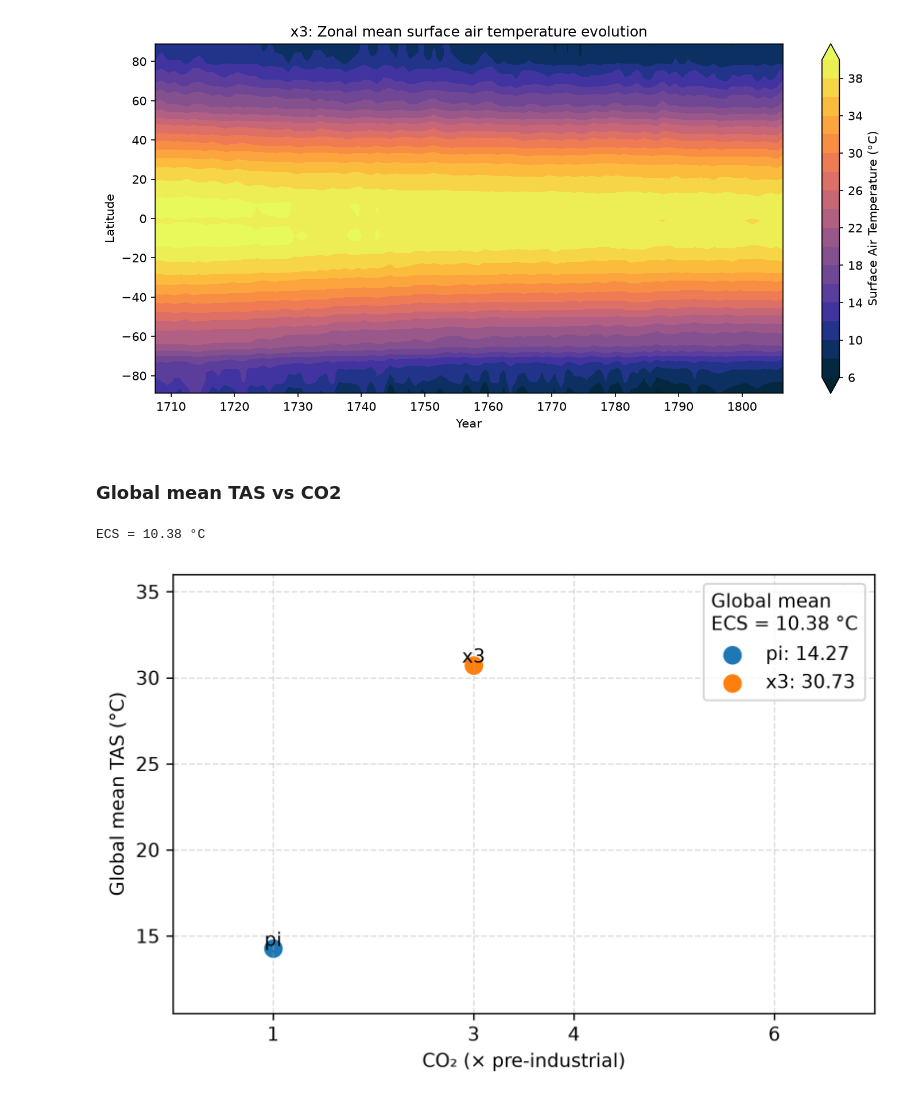
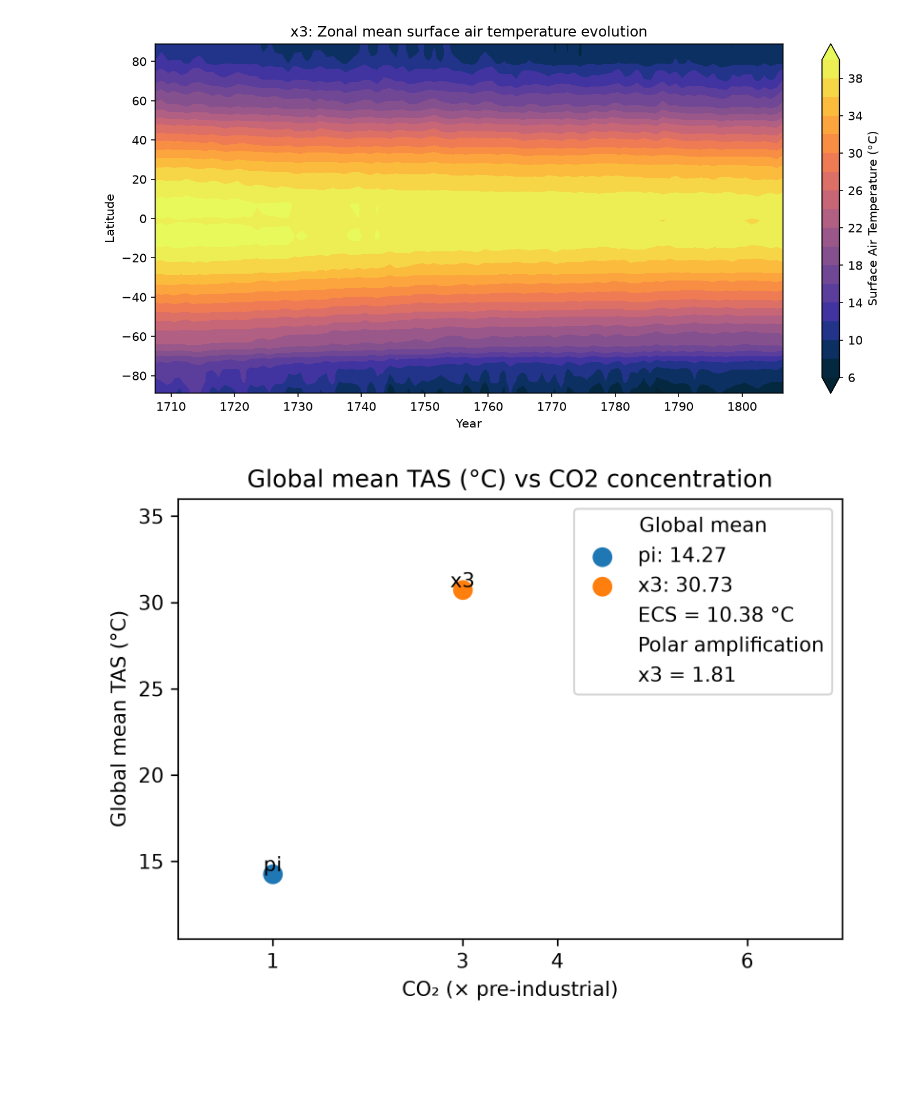
Before and after one commit to renatacoppo/eoctools, a Jupyter notebook: eoctools/data_analysis/data-analysis-new.ipynb, the cells around one changed output. Cells and saved outputs as stored; diff of their text form; code cells hidden in the pictures; blank space fills up the shorter version.

```diff
--- a/eoctools/data_analysis/data-analysis-new.ipynb
+++ b/eoctools/data_analysis/data-analysis-new.ipynb
@@ -98,7 +101,7 @@ tas_annual_mean = {
 # %%
 # Computing anual mean anomalies agains pi values
 # tas_anom dimensions will be (lat: 90, lon: 180)
-tas_anom = {
+tas_an_anom = {
     k: tas_annual_mean[k] - tas_annual_mean[reference]
     for k in tas_annual_mean
     if k != reference
@@ -154,0 +138,23 @@ tas_zonal_anom = {
+# %%
+polar_warming = {
+    k: (
+        polar_mean(tas_annual_mean[k])
+        - polar_mean(tas_annual_mean[reference])
+    )
+    for k in tas_annual_mean
+    if k != reference
+}
+
+global_warming = {
+    k: (
+        global_mean(tas_annual_mean[k])
+        - global_mean(tas_annual_mean[reference])
+    )
+    for k in tas_annual_mean
+    if k != reference
+}
+
+polar_amp = {
+    k: float(polar_warming[k] / global_warming[k])
+    for k in global_warming
+}
@@ -213,5 +277,3 @@ plot_zonal_time(
 )
 # %% [output]
 [figure]
-# %% [markdown]
-### Global mean TAS vs CO2
@@ -224,22 +280,15 @@ tas_global_mean = {
-# %%
-ECS = calculate_ecs(
-    tas_global_mean,
-    co2_levels
-)
-
-print(f"ECS = {ECS:.2f} °C")
-# %% [output]
-ECS = 10.38 °C
 # %%
 # Global mean TAS vs CO2 for multiple experiments
 plot_global_mean_vs_co2(
     values=tas_global_mean,
     co2_levels=co2_levels,
     ecs=ECS,
+    polar_amp=polar_amp,
     ylabel="Global mean TAS (°C)",
+    title = "Global mean TAS (°C) vs CO2 concentration",
     ylim=(10.5, 36),
     xlim=(0, 7),
     save="global_mean_tas.png"
 )
 # %% [output]
-[figure, old version]
+[figure, new version]
```
Also changed, not shown: parts of 18 cells of this notebook, 1 other file.
